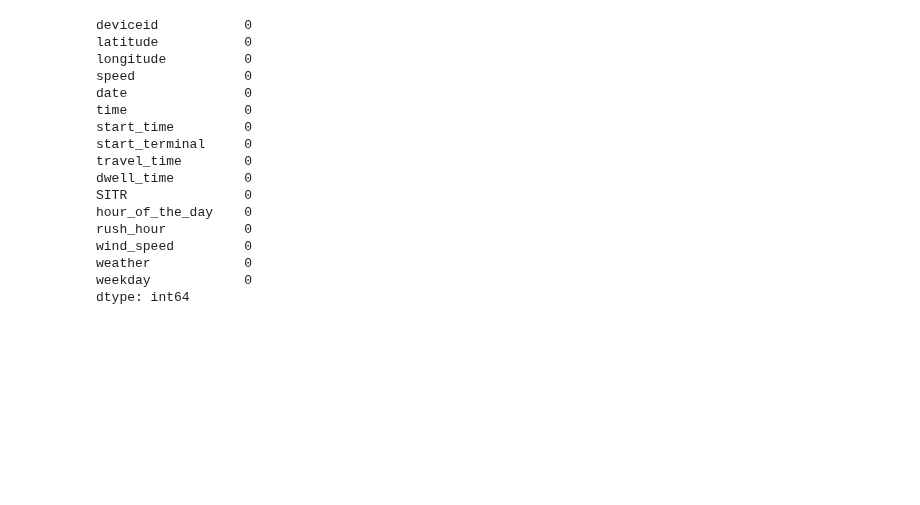
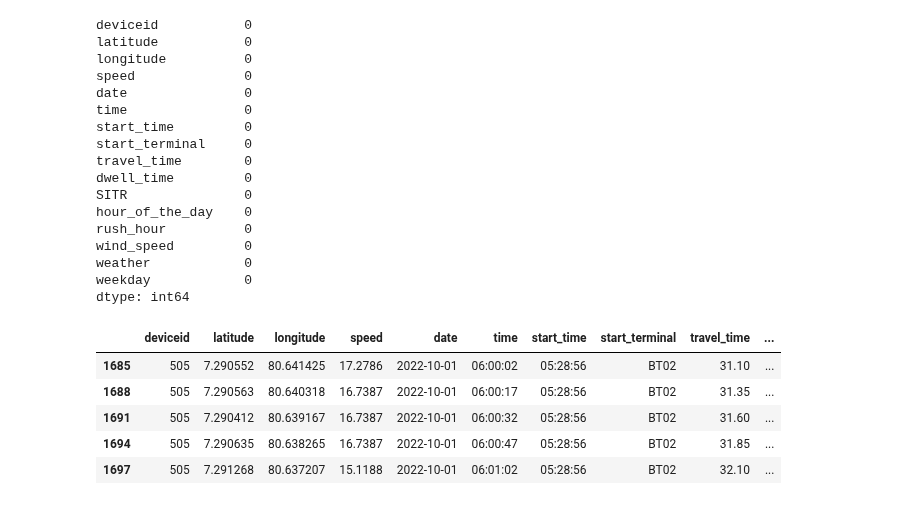
Before and after one commit to ShanukaLakshan/Realtime-GPS-Bus---Data-Science-Project, a Jupyter notebook: Analysis/Real time data analysis/real_time_data_process.ipynb, the cells around one changed output. Cells and saved outputs as stored; diff of their text form; code cells hidden in the pictures; blank space fills up the shorter version.

Commit message:
travel time prediction model

```diff
--- a/Analysis/Real time data analysis/real_time_data_process.ipynb
+++ b/Analysis/Real time data analysis/real_time_data_process.ipynb
@@ -339,5 +346,25 @@ wind_speed         0
 weather            0
 weekday            0
 dtype: int64
+# %%
+from sklearn.preprocessing import LabelEncoder
+label_encoder = LabelEncoder()
+processed_data['weather_encoded'] = label_encoder.fit_transform(processed_data['weather'])
+# %%
+from sklearn.preprocessing import StandardScaler
+scaler = StandardScaler()
+
+columns_to_normalize = ['hour_of_the_day', 'rush_hour', 'wind_speed']
+
+processed_data[columns_to_normalize] = scaler.fit_transform(processed_data[columns_to_normalize])
+# %%
+processed_data.head()
+# %% [output]
+|  | deviceid | latitude | longitude | speed | date | time | start_time | start_terminal | travel_time | ... |
+| 1685 | 505 | 7.290552 | 80.641425 | 17.2786 | 2022-10-01 | 06:00:02 | 05:28:56 | BT02 | 31.10 | ... |
+| 1688 | 505 | 7.290563 | 80.640318 | 16.7387 | 2022-10-01 | 06:00:17 | 05:28:56 | BT02 | 31.35 | ... |
+| 1691 | 505 | 7.290412 | 80.639167 | 16.7387 | 2022-10-01 | 06:00:32 | 05:28:56 | BT02 | 31.60 | ... |
+| 1694 | 505 | 7.290635 | 80.638265 | 16.7387 | 2022-10-01 | 06:00:47 | 05:28:56 | BT02 | 31.85 | ... |
+| 1697 | 505 | 7.291268 | 80.637207 | 15.1188 | 2022-10-01 | 06:01:02 | 05:28:56 | BT02 | 32.10 | ... |
 # %%
 processed_data.to_csv('processed_data.csv',index=False)
```
Also changed, not shown: parts of 3 cells of this notebook, 5 other files.
